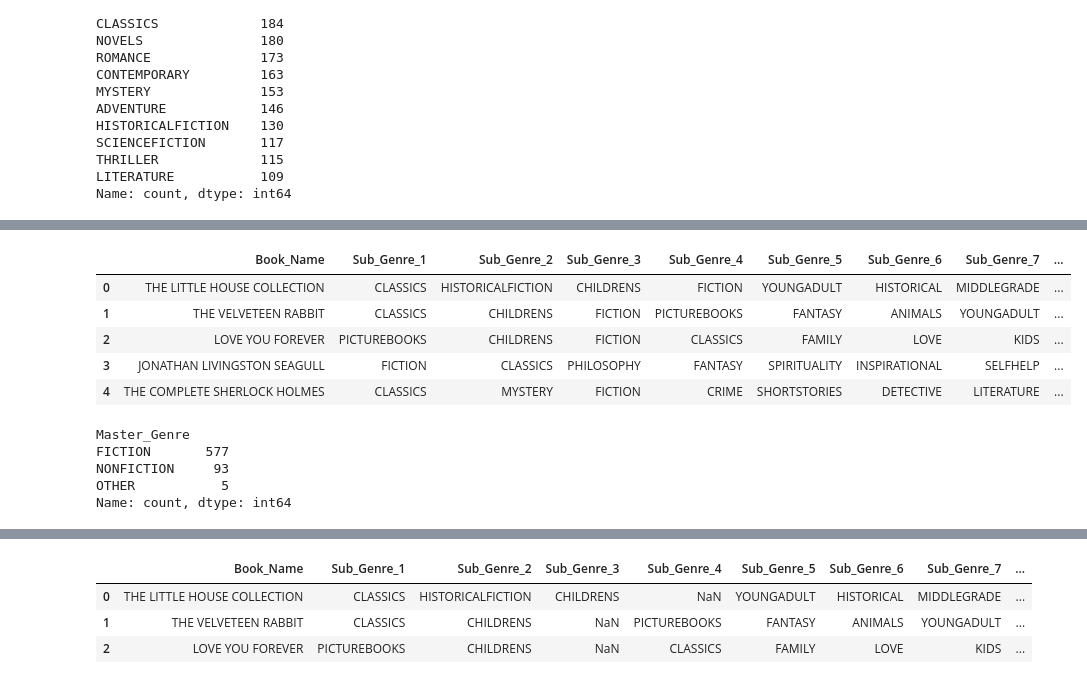
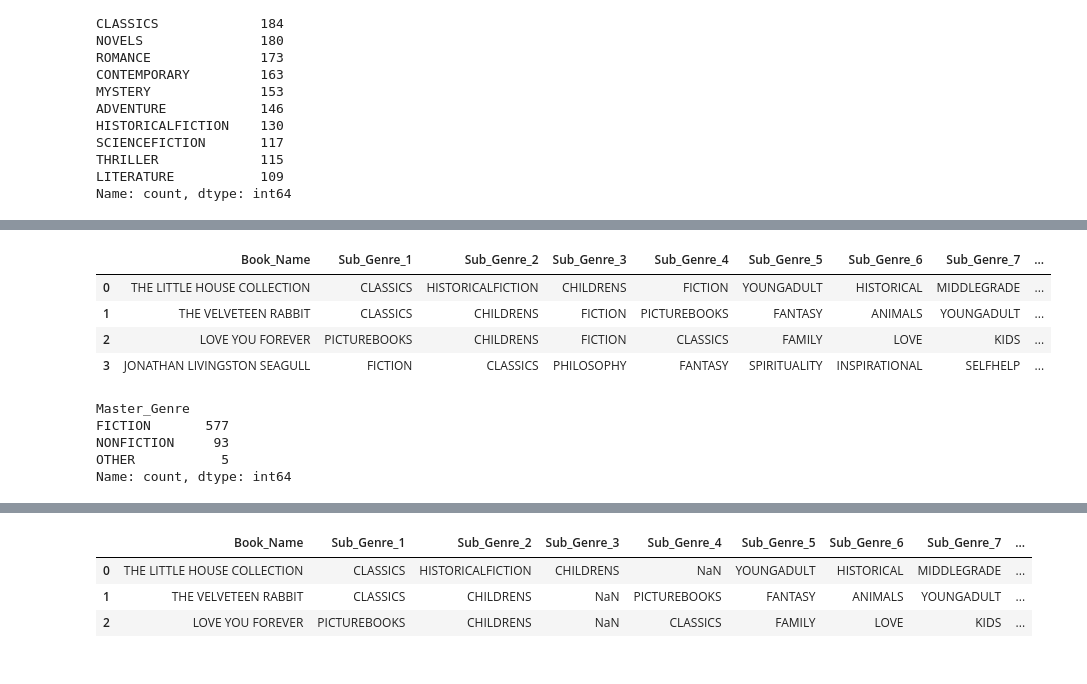
Before and after one commit to ammabe1/Publish-Me---Release-Assistant, a Jupyter notebook: Publish_Me Release_Assistant.ipynb, the cells around one changed output, grey strips where cells are left out. Cells and saved outputs as stored; diff of their text form; code cells hidden in the pictures.

```diff
--- a/Publish_Me Release_Assistant.ipynb
+++ b/Publish_Me Release_Assistant.ipynb
@@ -261,8 +240,0 @@ Book_Details
-# %%
-# change string to upper for title column
-Book_Details = Book_Details.assign(title=Book_Details['title'].str.upper())
-#remove special characters from title column
-Book_Details['title'] = Book_Details['title'].str.replace('\W', ' ', regex=True)
-#split genres column into multiple sub-genre columns
-Book_Details[['Sub_Genre_1', 'Sub_Genre_2', 'Sub_Genre_3','Sub_Genre_4','Sub_Genre_5','Sub_Genre_6','Sub_Genre_7','Sub_Genre_8','Sub_Genre_9','Sub_Genre_10']] = Book_Details['genres'].str.split(',', expand=True)
-Book_Details.head(3)
@@ -401,34 +384,34 @@ Name: count, dtype: int64
 # %%
 # map rows for the genres, use for loop for fiction and nonfiction to move to a new master genre column
 
 # Function to determine the genre
 def determine_master_genre(row):
     if 'FICTION' in row.values:
         return 'FICTION'
     elif 'NONFICTION' in row.values:
         return 'NONFICTION'
     else:
         return 'OTHER'
 
 # Apply the function to each row
 Full_Book_Details['Master_Genre'] = Full_Book_Details.apply(determine_master_genre, axis=1)
 
-Full_Book_Details.head(5)
+Full_Book_Details.head(4)
 # map rows for the next largest genre, using for loop to move those to a new sub-genre column
 # %% [output]
 |  | Book_Name | Sub_Genre_1 | Sub_Genre_2 | Sub_Genre_3 | Sub_Genre_4 | Sub_Genre_5 | Sub_Genre_6 | Sub_Genre_7 | ... |
 | 0 | THE LITTLE HOUSE COLLECTION | CLASSICS | HISTORICALFICTION | CHILDRENS | FICTION | YOUNGADULT | HISTORICAL | MIDDLEGRADE | ... |
 | 1 | THE VELVETEEN RABBIT | CLASSICS | CHILDRENS | FICTION | PICTUREBOOKS | FANTASY | ANIMALS | YOUNGADULT | ... |
 | 2 | LOVE YOU FOREVER | PICTUREBOOKS | CHILDRENS | FICTION | CLASSICS | FAMILY | LOVE | KIDS | ... |
 | 3 | JONATHAN LIVINGSTON SEAGULL | FICTION | CLASSICS | PHILOSOPHY | FANTASY | SPIRITUALITY | INSPIRATIONAL | SELFHELP | ... |
-| 4 | THE COMPLETE SHERLOCK HOLMES | CLASSICS | MYSTERY | FICTION | CRIME | SHORTSTORIES | DETECTIVE | LITERATURE | ... |
-# %%
-Master_Genre1 = Full_Book_Details['Master_Genre'].value_counts()
-Master_Genre1
-# %% [output]
-Master_Genre
-FICTION       577
-NONFICTION     93
-OTHER           5
-Name: count, dtype: int64
+# %%
+# Query for value counts to ascertain for any outliers:
+Master_Genre1 = Full_Book_Details['Master_Genre'].value_counts()
+Master_Genre1
+# %% [output]
+Master_Genre
+FICTION       577
+NONFICTION     93
+OTHER           5
+Name: count, dtype: int64
 # %%
```
Also changed, not shown: parts of 77 cells of this notebook, 1 other file.
